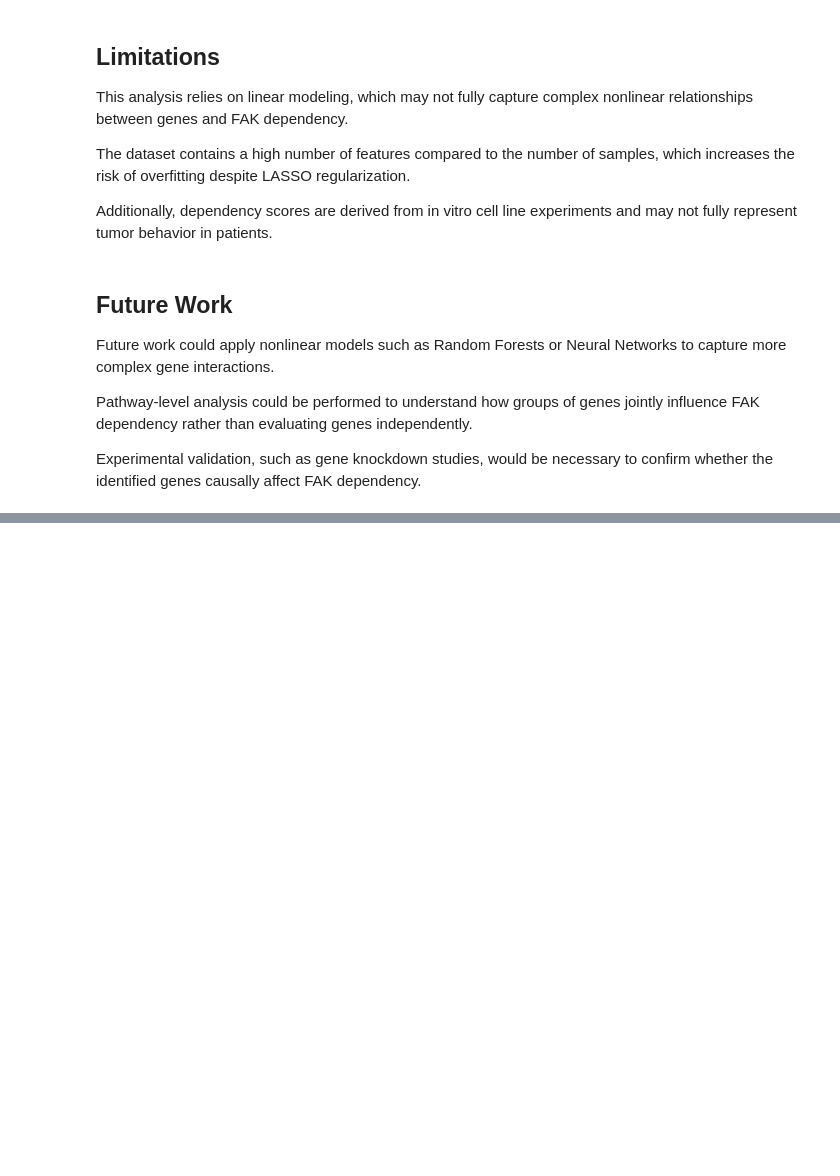
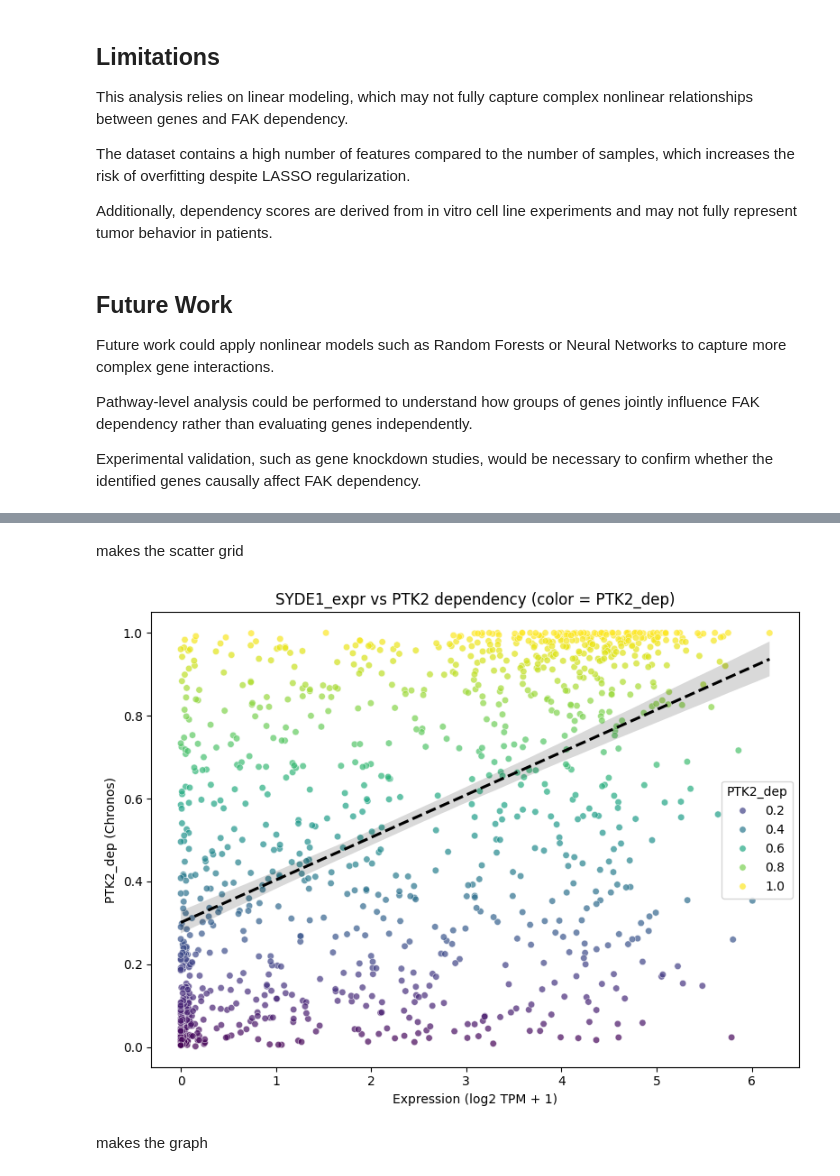
Before and after one commit to Boaisdawsome/SYDE1_FAK_project, a Jupyter notebook: everything.ipynb, the cells around one changed output, grey strips where cells are left out. Cells and saved outputs as stored; diff of their text form; code cells hidden in the pictures; blank space fills up the shorter version.

```diff
--- a/everything.ipynb
+++ b/everything.ipynb
@@ -1199,0 +1608,31 @@ Experimental validation, such as gene knockdown studies, would be necessary to c
+# %% [markdown]
+makes the scatter grid
+# %%
+import pandas as pd
+import seaborn as sns
+import matplotlib.pyplot as plt
+
+df = pd.read_csv("outputs/fak_panel_merged.csv")
+
+gene = "SYDE1 (85360)" if "SYDE1 (85360)" in df.columns else "SYDE1_expr"
+
+plt.figure(figsize=(8,6))
+sns.scatterplot(
+    data=df,
+    x=gene,
+    y="PTK2_dep",
+    hue="PTK2_dep",
+    palette="viridis",
+    alpha=0.7,
+    s=28
+)
+sns.regplot(data=df, x=gene, y="PTK2_dep", scatter=False, color="black", line_kws={"linestyle":"--"})
+plt.title(f"{gene} vs PTK2 dependency (color = PTK2_dep)")
+plt.xlabel("Expression (log2 TPM + 1)")
+plt.ylabel("PTK2_dep (Chronos)")
+plt.tight_layout()
+plt.show()
+# %% [output]
+[figure, added]
+# %% [markdown]
+makes the graph
```
Also changed, not shown: parts of 38 cells of this notebook, 2 other files.
